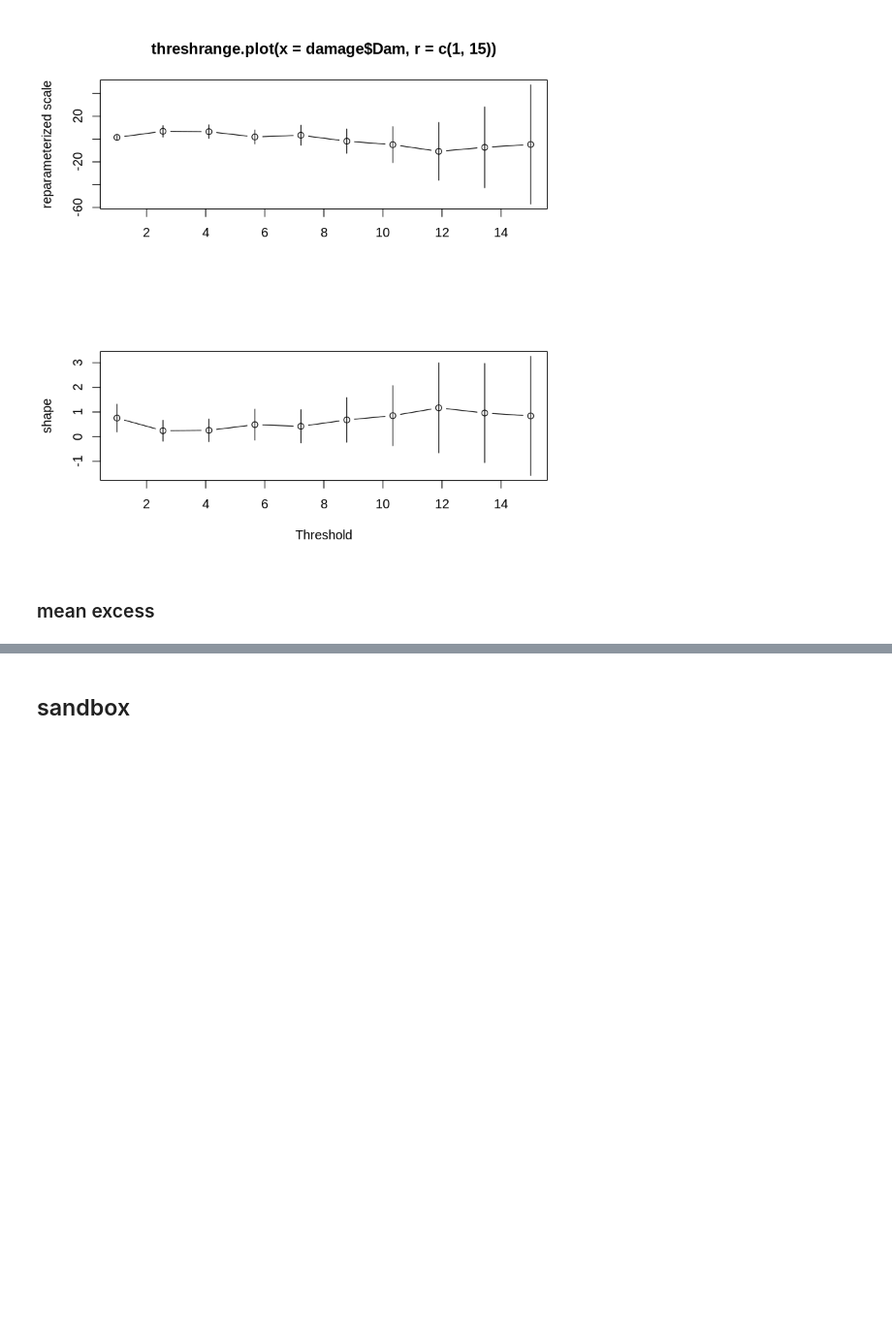
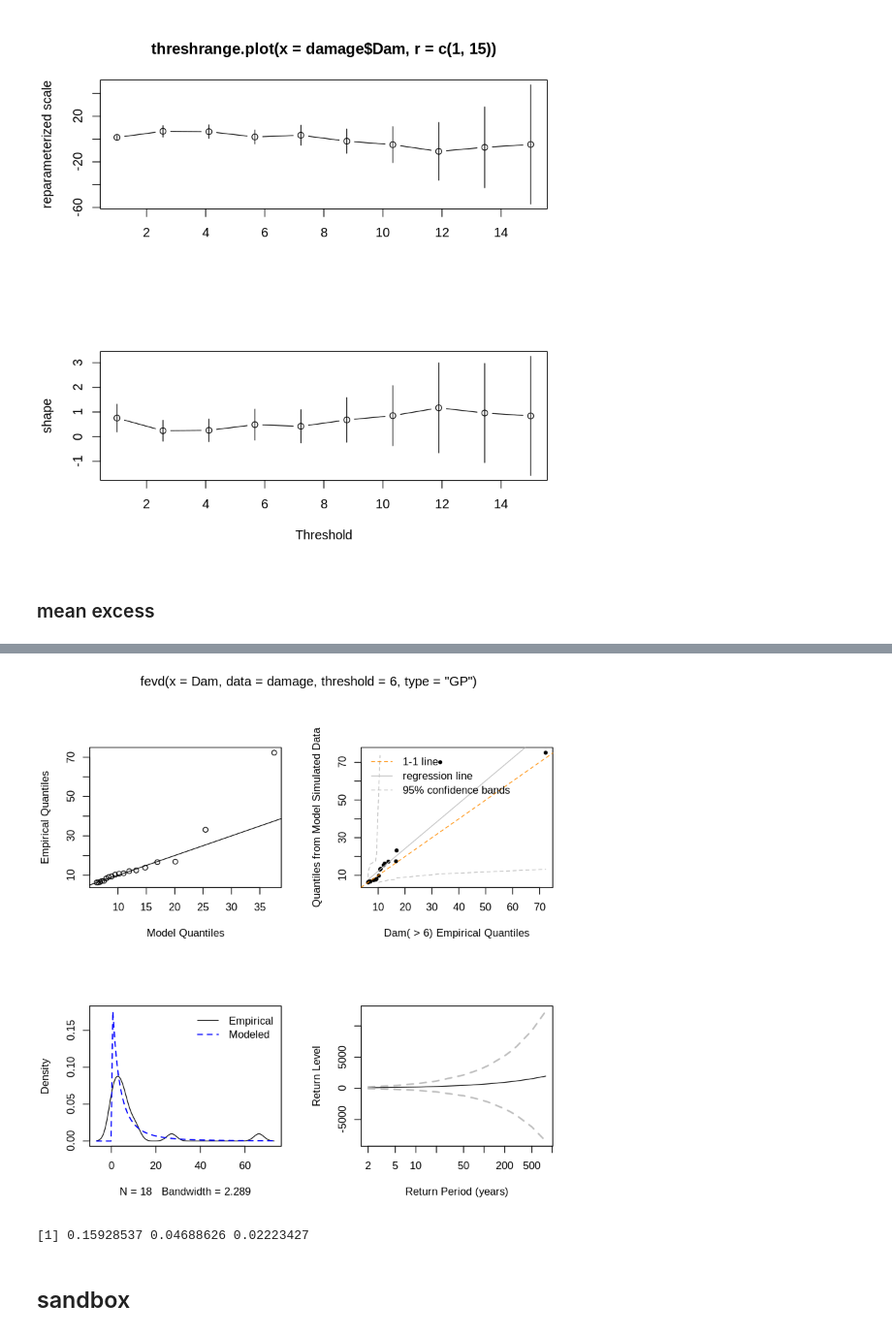
Before and after one commit to unagiinu2k/R_sandbox, a Jupyter notebook: extreme_value.ipynb, the cells around one changed output, grey strips where cells are left out. Shown at 97% size. Cells and saved outputs as stored; diff of their text form; code cells hidden in the pictures; blank space fills up the shorter version.

```diff
--- a/extreme_value.ipynb
+++ b/extreme_value.ipynb
@@ -474,0 +475,2 @@ mrlplot(damage$Dam)
+# %%
+fitD = fevd(Dam , damage, threshold = 6 , type = "GP")
@@ -475,3 +497,11 @@ mrlplot(damage$Dam)
+# %%
+plot(fitD)
+# %% [output]
+[figure, added]
+# %%
+pextRemes(fitD , c(20,40,60) , lower.tail = F)
+# %% [output]
+[1] 0.15928537 0.04688626 0.02223427
 # %% [markdown]
 ## sandbox
 # %%
```
Also changed, not shown: parts of 3 cells of this notebook.
